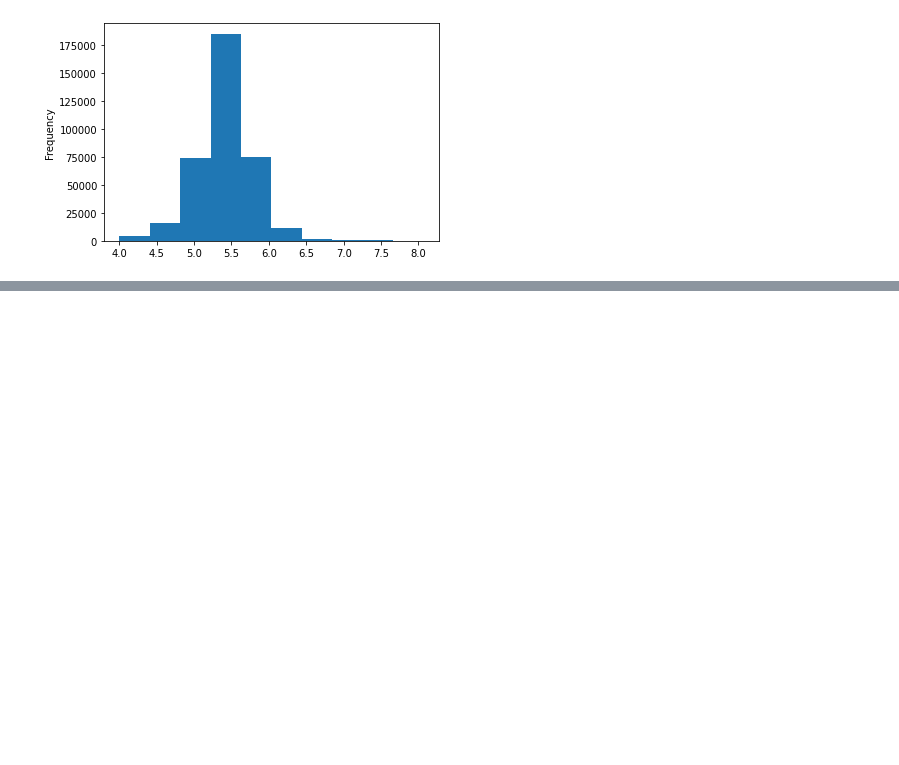
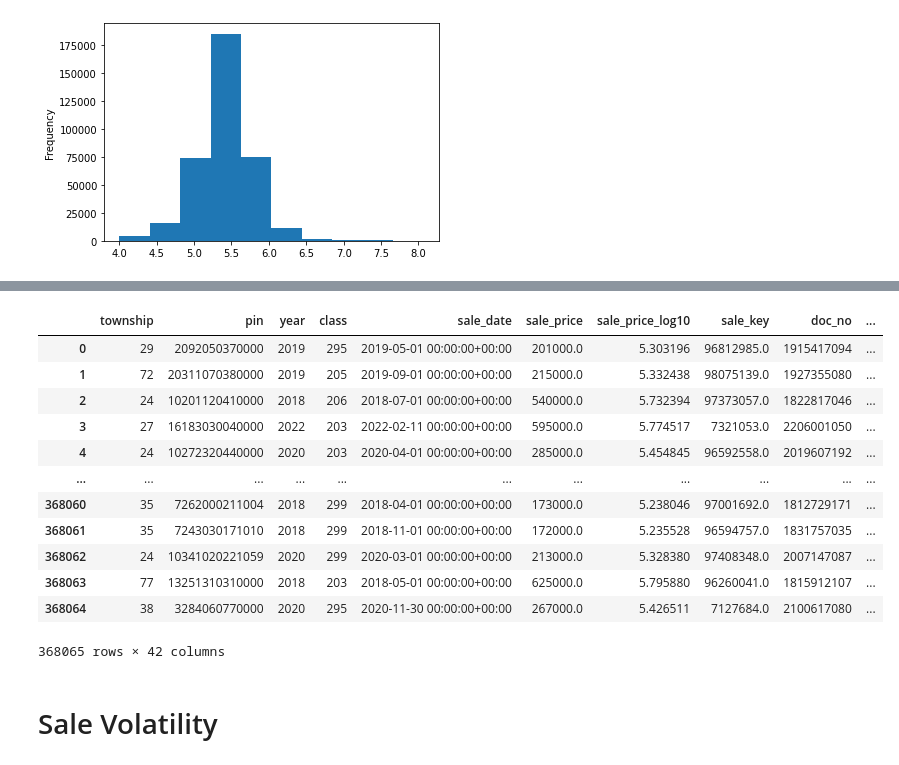
Before and after one commit to ccao-data/model-sales-val, a Jupyter notebook: explore.ipynb, the cells around one changed output, grey strips where cells are left out. Saved outputs shown, nothing was run; the diff lists cells and outputs as text; code cells hidden in the pictures; blank space fills up the shorter version.

```diff
--- a/explore.ipynb
+++ b/explore.ipynb
@@ -30,0 +67,24 @@ sales.sale_price_log10.plot.hist()
+# %%
+sales['pct'] = sales.sort_values('sale_date').groupby('pin')['sale_price'].pct_change()
+township_growth = sales.groupby('township')['pct'].mean()
+sales.set_index('township', inplace=True)
+sales['township_growth'] = township_growth
+sales.reset_index(inplace=True)
+# %%
+sales
+# %% [output]
+|  | township | pin | year | class | sale_date | sale_price | sale_price_log10 | sale_key | doc_no | ... |
+| 0 | 29 | 2092050370000 | 2019 | 295 | 2019-05-01 00:00:00+00:00 | 201000.0 | 5.303196 | 96812985.0 | 1915417094 | ... |
+| 1 | 72 | 20311070380000 | 2019 | 205 | 2019-09-01 00:00:00+00:00 | 215000.0 | 5.332438 | 98075139.0 | 1927355080 | ... |
+| 2 | 24 | 10201120410000 | 2018 | 206 | 2018-07-01 00:00:00+00:00 | 540000.0 | 5.732394 | 97373057.0 | 1822817046 | ... |
+| 3 | 27 | 16183030040000 | 2022 | 203 | 2022-02-11 00:00:00+00:00 | 595000.0 | 5.774517 | 7321053.0 | 2206001050 | ... |
+| 4 | 24 | 10272320440000 | 2020 | 203 | 2020-04-01 00:00:00+00:00 | 285000.0 | 5.454845 | 96592558.0 | 2019607192 | ... |
+| ... | ... | ... | ... | ... | ... | ... | ... | ... | ... | ... |
+| 368060 | 35 | 7262000211004 | 2018 | 299 | 2018-04-01 00:00:00+00:00 | 173000.0 | 5.238046 | 97001692.0 | 1812729171 | ... |
+| 368061 | 35 | 7243030171010 | 2018 | 299 | 2018-11-01 00:00:00+00:00 | 172000.0 | 5.235528 | 96594757.0 | 1831757035 | ... |
+| 368062 | 24 | 10341020221059 | 2020 | 299 | 2020-03-01 00:00:00+00:00 | 213000.0 | 5.328380 | 97408348.0 | 2007147087 | ... |
+| 368063 | 77 | 13251310310000 | 2018 | 203 | 2018-05-01 00:00:00+00:00 | 625000.0 | 5.795880 | 96260041.0 | 1815912107 | ... |
+| 368064 | 38 | 3284060770000 | 2020 | 295 | 2020-11-30 00:00:00+00:00 | 267000.0 | 5.426511 | 7127684.0 | 2100617080 | ... |
+368065 rows × 42 columns
+# %% [markdown]
+# Sale Volatility
```
Also changed, not shown: parts of 12 cells of this notebook.
